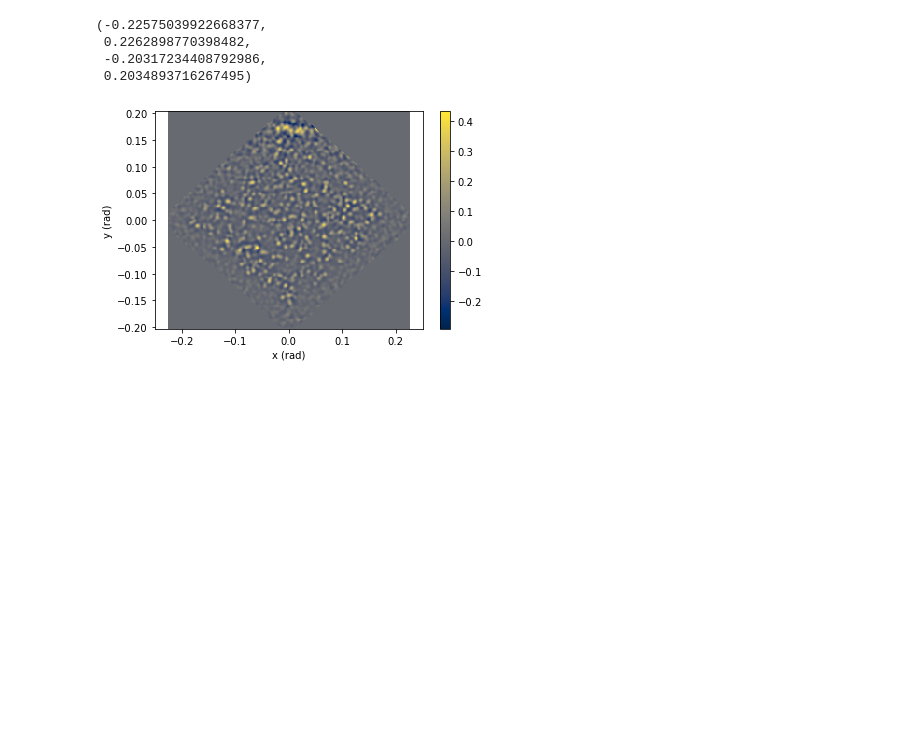
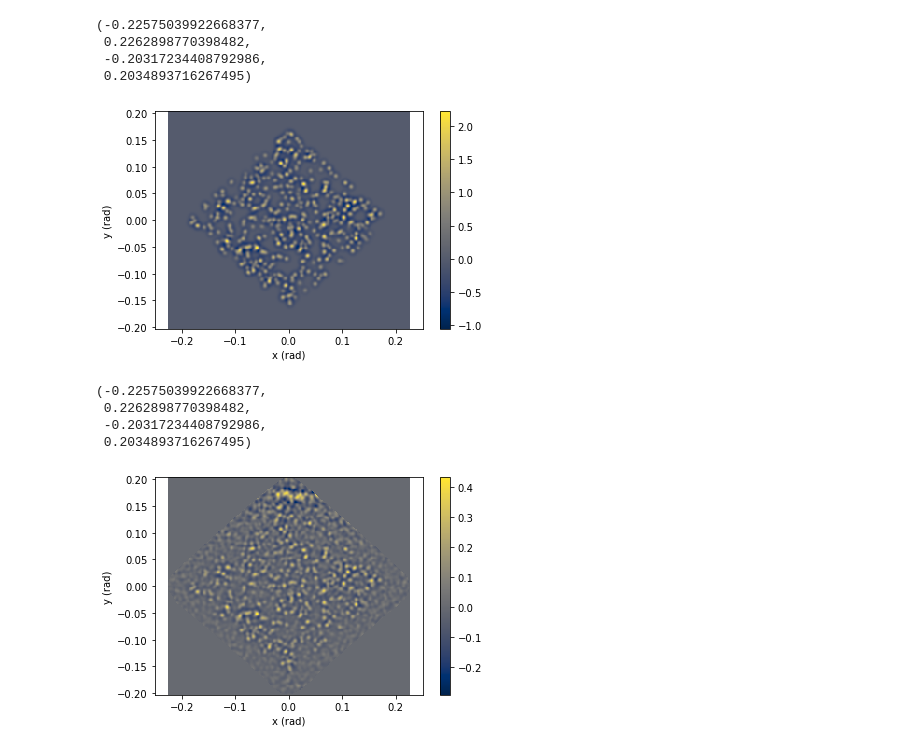
Before and after one commit to edwarddramirez/skysearch, a Jupyter notebook: histogram_maker.ipynb, the cells around one changed output. Cells and saved outputs as stored; diff of their text form; code cells hidden in the pictures; blank space fills up the shorter version.

```diff
--- a/histogram_maker.ipynb
+++ b/histogram_maker.ipynb
@@ -109,3 +112,20 @@ ax.axis('equal')
+# %%
+fig = plt.figure(1,figsize=(6,4))
+ax = fig.add_subplot(111)
+
+plot = plt.pcolormesh(arr_bx_plot, arr_by_plot, cwt_map_ps[:,:,0], cmap='cividis', shading='flat'
+                     , norm=mpl.colors.Normalize(vmin=np.min(cwt_map_ps[:,:,0]),
+                                                 vmax=np.max(cwt_map_ps[:,:,0])))
+plt.colorbar(plot)
+plt.xlabel('x (rad)')
+plt.ylabel('y (rad)')
+ax.axis('equal')
+# %% [output]
+(-0.22575039922668377,
+ 0.2262898770398482,
+ -0.20317234408792986,
+ 0.2034893716267495)
+[figure, added]
 # %%
 fig = plt.figure(1,figsize=(6,4))
 ax = fig.add_subplot(111)
```
Also changed, not shown: parts of 14 cells of this notebook, 2 other files.
